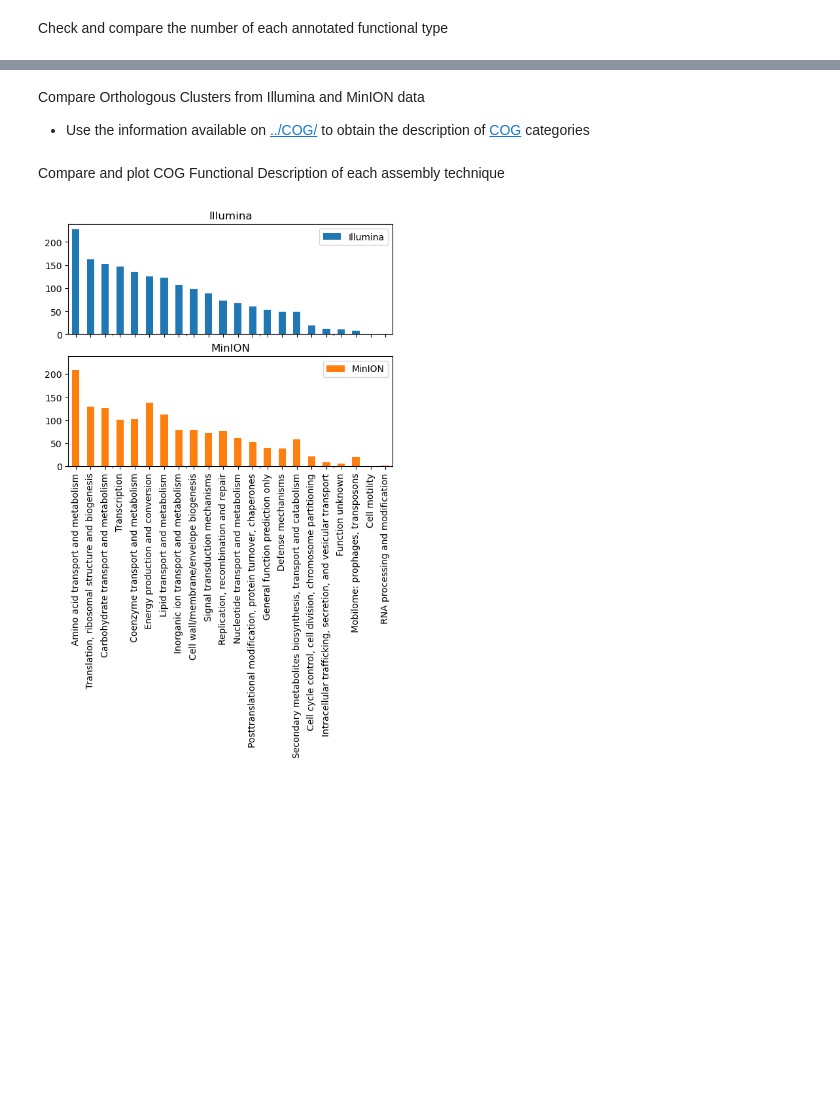
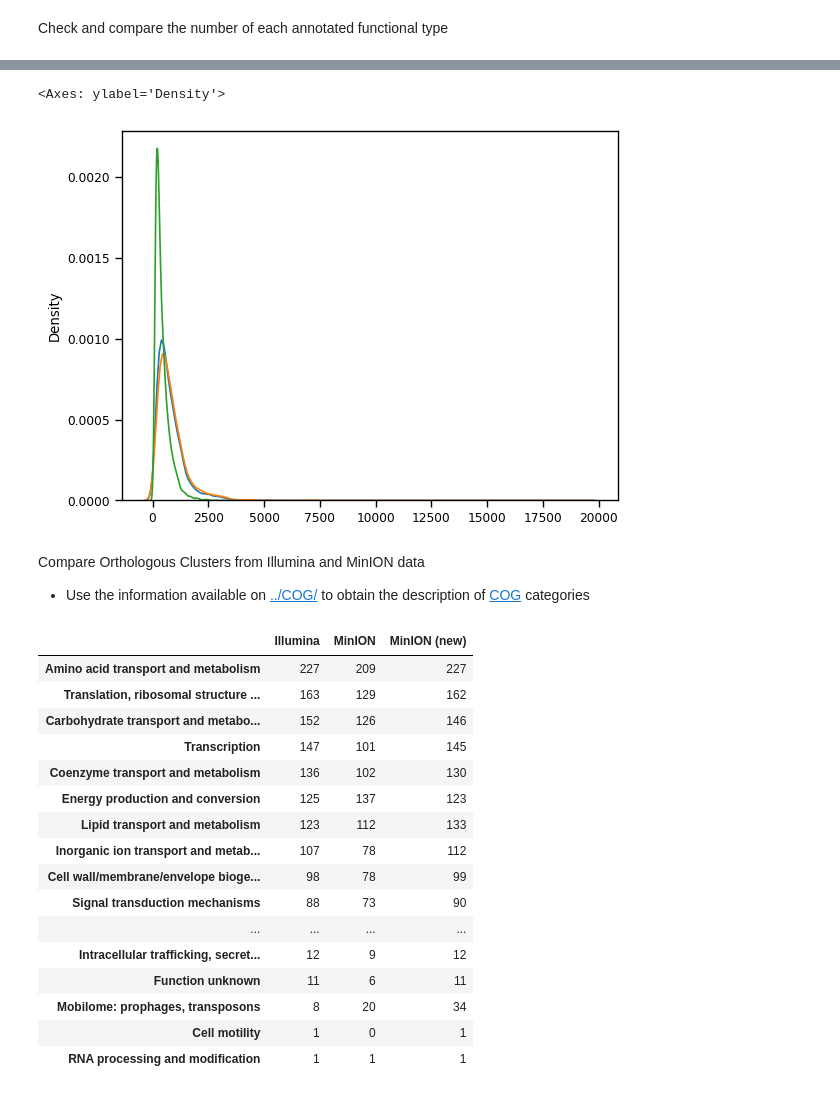
Before and after one commit to tiagocabralborelli/metabologenomics, a Jupyter notebook: notebooks/Prokka.ipynb, the cells around one changed output, grey strips where cells are left out. Saved outputs shown, nothing was run; the diff lists cells and outputs as text; code cells hidden in the pictures; blank space fills up the shorter version.

```diff
--- a/notebooks/Prokka.ipynb
+++ b/notebooks/Prokka.ipynb
@@ -5,3 +3,8 @@ import pandas as pd
+# %%
+import pandas as pd
+import seaborn as sn
+import matplotlib.pyplot as plt
+sn.set_context("paper")
 # %% [markdown]
 Import tabular data
 # %%
@@ -64,3 +49,10 @@ pd.concat([
+# %%
+sn.kdeplot(minion_new_data.loc[minion_new_data["product"] == "hypothetical protein","length_bp"].to_numpy())
+sn.kdeplot(illumina_data.loc[illumina_data["product"] == "hypothetical protein","length_bp"].to_numpy())
+sn.kdeplot(minion_data.loc[minion_data["product"] == "hypothetical protein","length_bp"].to_numpy())
+# %% [output]
+<Axes: ylabel='Density'>
+[figure, added]
 # %% [markdown]
 Compare Orthologous Clusters from Illumina and MinION data
 
@@ -78,10 +71,25 @@ minion_cog = minion_data.loc[~minion_data.COG.isna()]
 illumina_cog = illumina_data.loc[~illumina_data.COG.isna()]
-# %% [markdown]
-Compare and plot COG Functional Description of each assembly technique
 # %%
 pd.concat([
     illumina_cog.merge(COG, on = "COG").Description.value_counts().to_frame(name = "Illumina"),
-    minion_cog.merge(COG, on = "COG").Description.value_counts().to_frame(name = "MinION")
-], axis = 1).plot(kind = "bar", sharey = True, subplots = True);
+    minion_cog.merge(COG, on = "COG").Description.value_counts().to_frame(name = "MinION"),
+    minion_new_cog.merge(COG, on = "COG").Description.value_counts().to_frame(name = "MinION (new)")
+], axis = 1).fillna(0).astype("int")
 # %% [output]
-[figure, removed]
+|  | Illumina | MinION | MinION (new) |
+| Amino acid transport and metabolism | 227 | 209 | 227 |
+| Translation, ribosomal structure ... | 163 | 129 | 162 |
+| Carbohydrate transport and metabo... | 152 | 126 | 146 |
+| Transcription | 147 | 101 | 145 |
+| Coenzyme transport and metabolism | 136 | 102 | 130 |
+| Energy production and conversion | 125 | 137 | 123 |
+| Lipid transport and metabolism | 123 | 112 | 133 |
+| Inorganic ion transport and metab... | 107 | 78 | 112 |
+| Cell wall/membrane/envelope bioge... | 98 | 78 | 99 |
+| Signal transduction mechanisms | 88 | 73 | 90 |
+| ... | ... | ... | ... |
+| Intracellular trafficking, secret... | 12 | 9 | 12 |
+| Function unknown | 11 | 6 | 11 |
+| Mobilome: prophages, transposons | 8 | 20 | 34 |
+| Cell motility | 1 | 0 | 1 |
+| RNA processing and modification | 1 | 1 | 1 |
```
Also changed, not shown: parts of 9 cells of this notebook, 52 other files.
